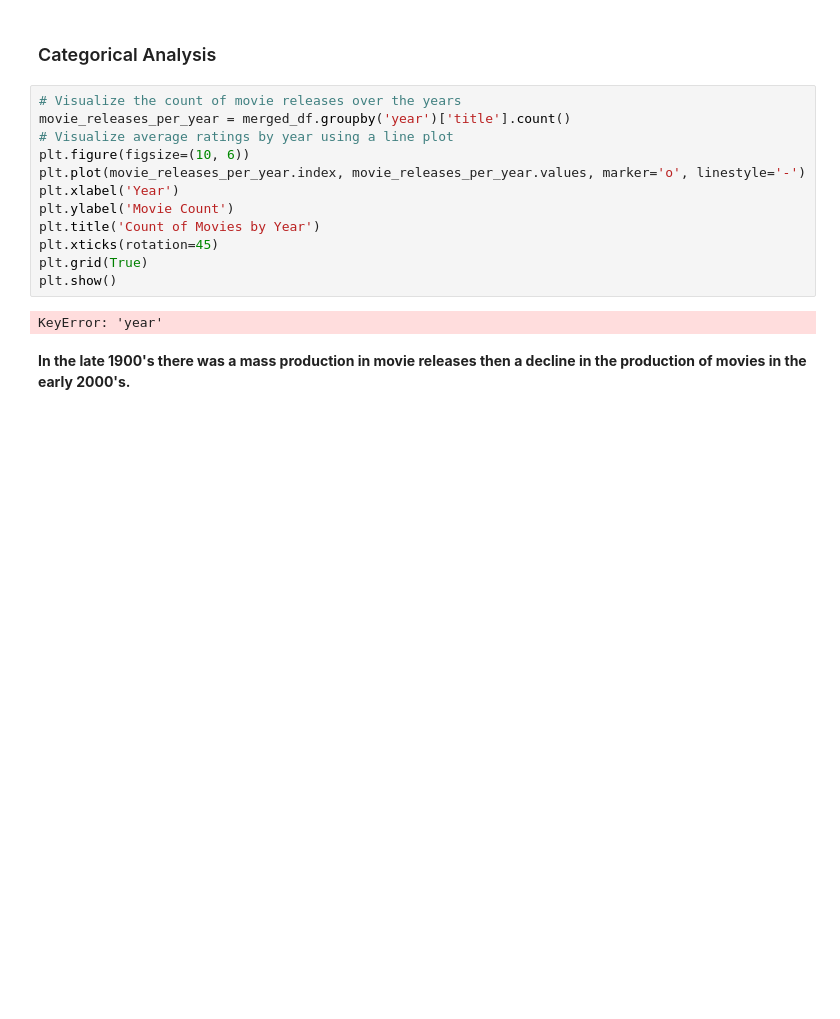
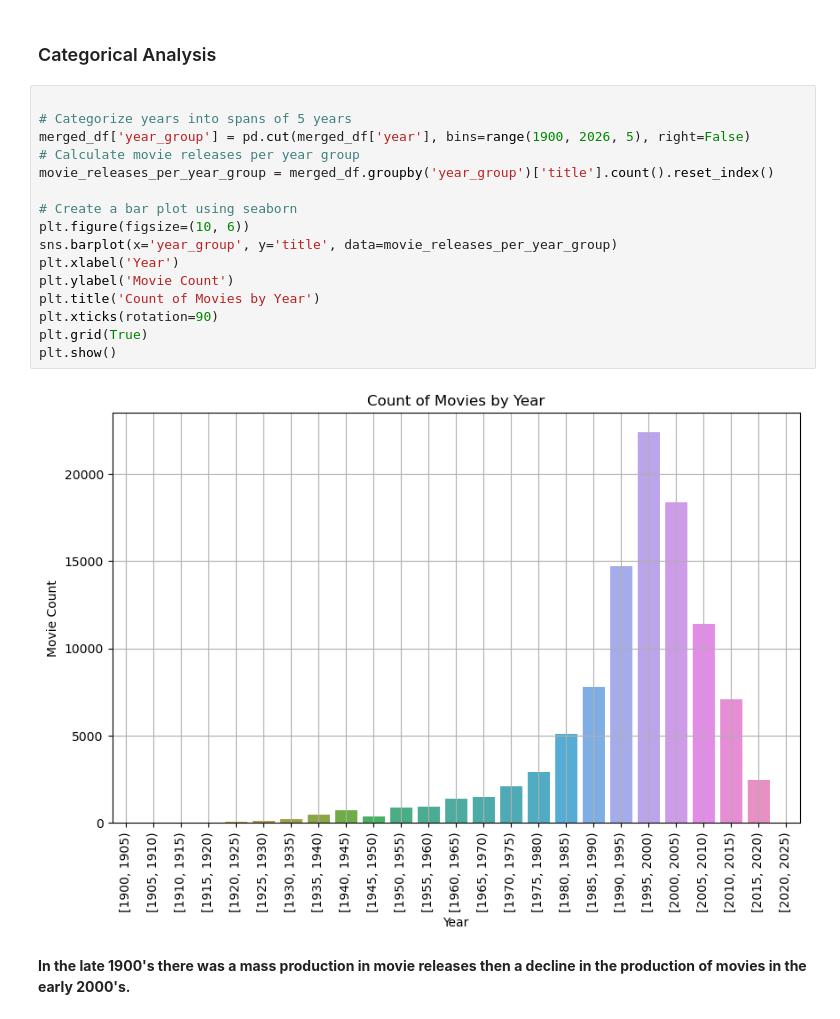
Before and after one commit to wanjikuciku/Movielens-Recommendation-System, a Jupyter notebook: recommender_system.ipynb, the cells around one changed output. Cells and saved outputs as stored; diff of their text form; blank space fills up the shorter version.

```diff
--- a/recommender_system.ipynb
+++ b/recommender_system.ipynb
@@ -345,19 +345,23 @@ plt.show()
 # %% [markdown]
 ### Categorical Analysis
 # %%
-# Visualize the count of movie releases over the years
-movie_releases_per_year = merged_df.groupby('year')['title'].count()
-# Visualize average ratings by year using a line plot
+
+# Categorize years into spans of 5 years
+merged_df['year_group'] = pd.cut(merged_df['year'], bins=range(1900, 2026, 5), right=False)
+# Calculate movie releases per year group
+movie_releases_per_year_group = merged_df.groupby('year_group')['title'].count().reset_index()
+
+# Create a bar plot using seaborn
 plt.figure(figsize=(10, 6))
-plt.plot(movie_releases_per_year.index, movie_releases_per_year.values, marker='o', linestyle='-')
+sns.barplot(x='year_group', y='title', data=movie_releases_per_year_group)
 plt.xlabel('Year')
 plt.ylabel('Movie Count')
 plt.title('Count of Movies by Year')
-plt.xticks(rotation=45)
+plt.xticks(rotation=90)
 plt.grid(True)
 plt.show()
 # %% [output]
-KeyError: 'year'
+[figure, added]
 # %% [markdown]
 **In the late 1900's there was a mass production in movie releases then a decline in the production of movies in the early 2000's.**
 # %%
```
Also changed, not shown: parts of 8 cells of this notebook, 1 other file.
